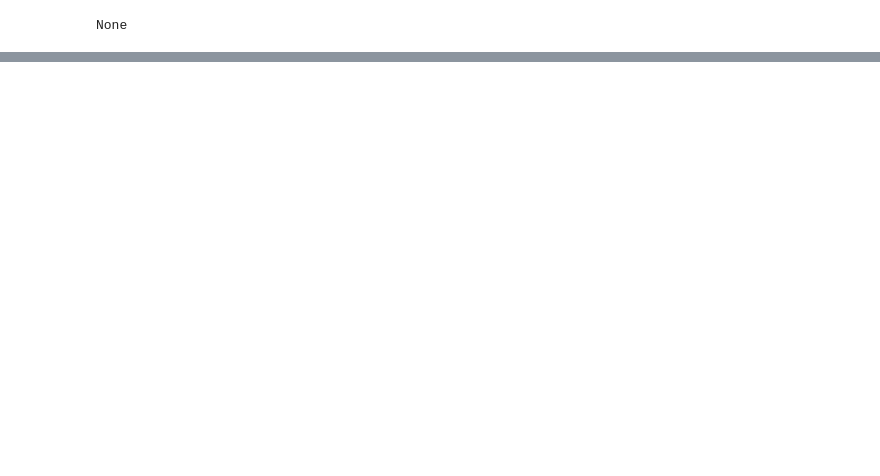
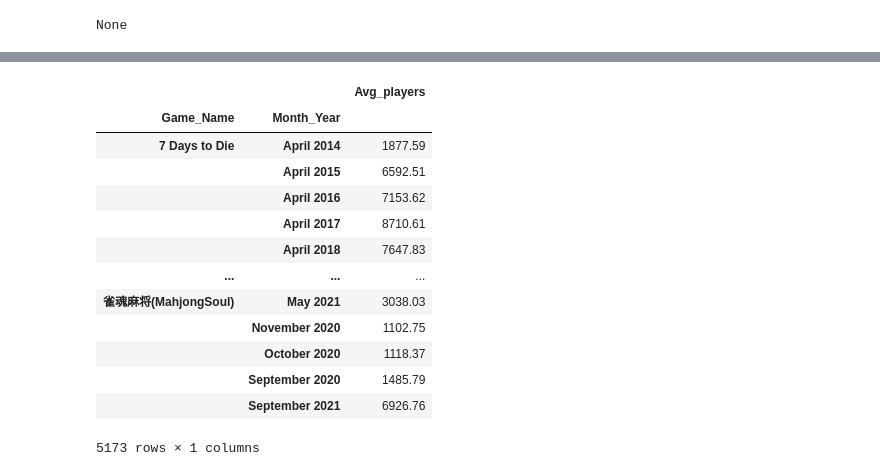
Before and after one commit to Ambush3/Steam-Gamer-Data, a Jupyter notebook: Steam Data.ipynb, the cells around one changed output, grey strips where cells are left out. Cells and saved outputs as stored; diff of their text form; code cells hidden in the pictures; blank space fills up the shorter version.

```diff
--- a/Steam Data.ipynb
+++ b/Steam Data.ipynb
@@ -122,0 +135,18 @@ sd2
+# %%
+table = pd.pivot_table(data=data_clean, index=['Game_Name', 'Month_Year'], values=['Avg_players'])
+table
+# %% [output]
+|  |  | Avg_players |
+| Game_Name | Month_Year |  |
+| 7 Days to Die | April 2014 | 1877.59 |
+|  | April 2015 | 6592.51 |
+|  | April 2016 | 7153.62 |
+|  | April 2017 | 8710.61 |
+|  | April 2018 | 7647.83 |
+| ... | ... | ... |
+| 雀魂麻将(MahjongSoul) | May 2021 | 3038.03 |
+|  | November 2020 | 1102.75 |
+|  | October 2020 | 1118.37 |
+|  | September 2020 | 1485.79 |
+|  | September 2021 | 6926.76 |
+5173 rows × 1 columns
```
Also changed, not shown: parts of 19 cells of this notebook, 2 other files.
